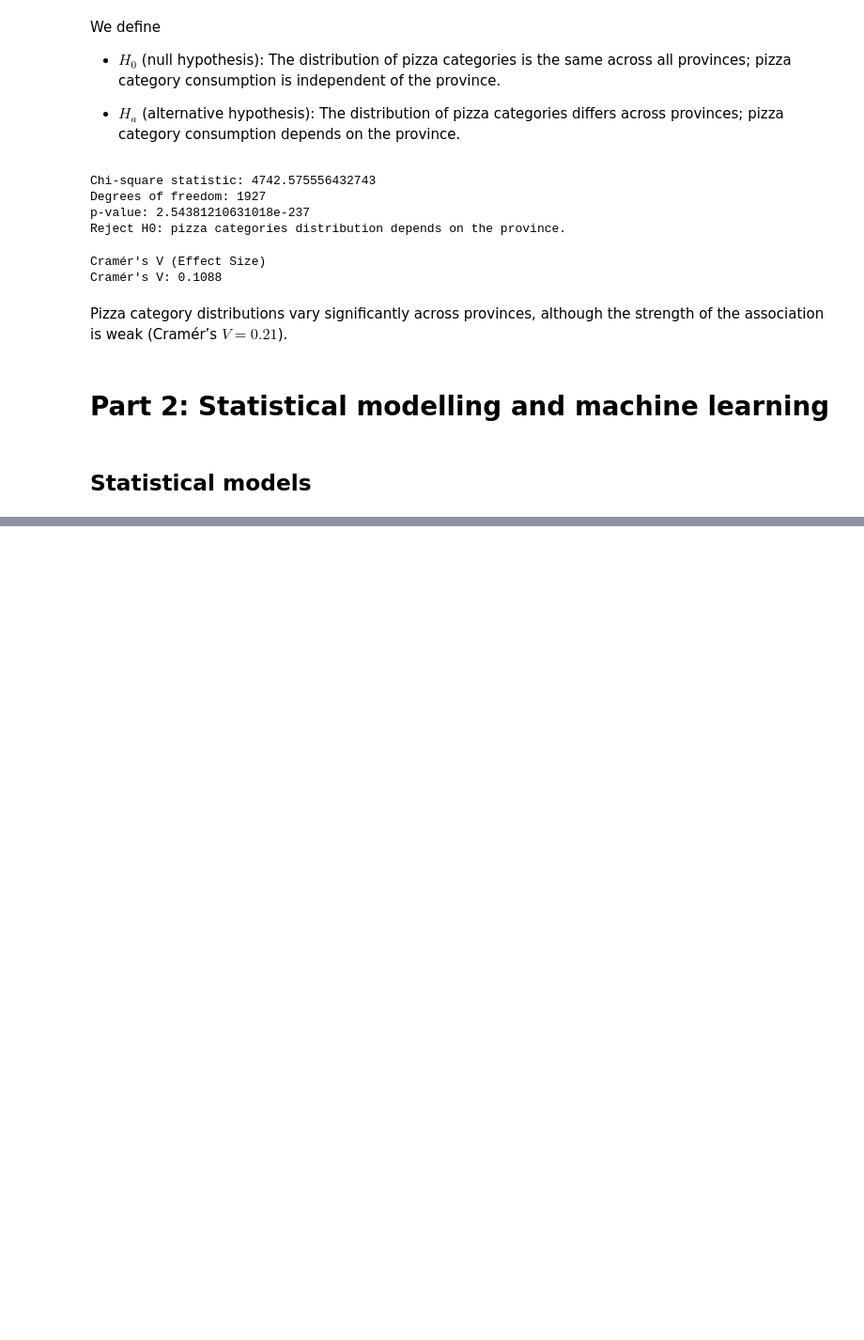
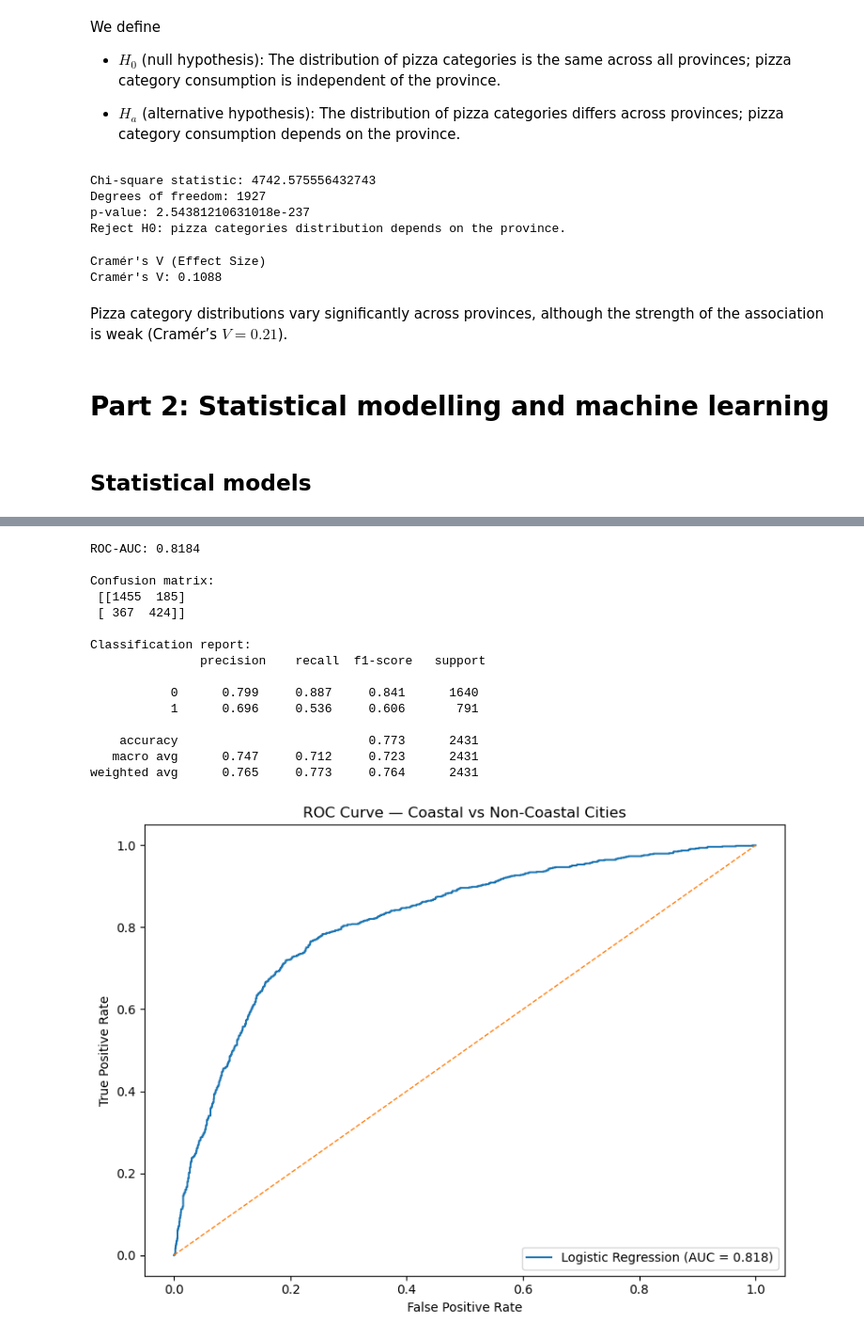
Before and after one commit to emanuelegaliano/Fundamentals-of-Data-Analysis, a Jupyter notebook: progetto.ipynb, the cells around one changed output, grey strips where cells are left out. Shown at 94% size. Drawn from its saved outputs; the diff is of its cells as text; code cells hidden in the pictures; blank space fills up the shorter version.

```diff
--- a/progetto.ipynb
+++ b/progetto.ipynb
@@ -1931,0 +1928,6 @@ strong multicollinearity or other numerical problems.
+# %%
+df_model = df_model[df_model["costal_city"].notna()].copy()
+df_model["costal_city"] = df_model["costal_city"].astype(int)
+
+print("Target distribution (costal_city):")
+print(df_model["costal_city"].value_counts(normalize=True).round(3))
@@ -1931,0 +1995,14 @@ strong multicollinearity or other numerical problems.
+# %%
+from sklearn.model_selection import train_test_split
+
+X = df_model[X_cols].copy()
+y = df_model[y_col].copy()
+
+X_train, X_test, y_train, y_test = train_test_split(
+    X, y,
+    test_size=0.25,
+    random_state=42,
+    stratify=y
+)
+
+print("Train size:", X_train.shape, " Test size:", X_test.shape)
@@ -1931,0 +2075,52 @@ strong multicollinearity or other numerical problems.
+# %%
+from sklearn.metrics import (
+    roc_auc_score,
+    classification_report,
+    confusion_matrix,
+    roc_curve
+)
+import matplotlib.pyplot as plt
+
+# Predicted probabilities and class labels
+pred_prob = clf.predict_proba(X_test)[:, 1]
+pred = (pred_prob >= 0.5).astype(int)
+
+# Scalar metrics
+roc_auc = roc_auc_score(y_test, pred_prob)
+cm = confusion_matrix(y_test, pred)
+
+print("ROC-AUC:", round(roc_auc, 4))
+print("\nConfusion matrix:\n", cm)
+print("\nClassification report:\n", classification_report(y_test, pred, digits=3))
+
+# ------------------------------------------------------------
+# ROC curve
+# ------------------------------------------------------------
+fpr, tpr, thresholds = roc_curve(y_test, pred_prob)
+
+plt.figure(figsize=(8, 6))
+plt.plot(fpr, tpr, label=f"Logistic Regression (AUC = {roc_auc:.3f})")
+plt.plot([0, 1], [0, 1], linestyle="--", linewidth=1)
+plt.xlabel("False Positive Rate")
+plt.ylabel("True Positive Rate")
+plt.title("ROC Curve — Coastal vs Non-Coastal Cities")
+plt.legend(loc="lower right")
+plt.tight_layout()
+plt.show()
+# %% [output]
+ROC-AUC: 0.8184
+
+Confusion matrix:
+ [[1455  185]
+ [ 367  424]]
+
+Classification report:
+               precision    recall  f1-score   support
+
+           0      0.799     0.887     0.841      1640
+           1      0.696     0.536     0.606       791
+
+    accuracy                          0.773      2431
+   macro avg      0.747     0.712     0.723      2431
+weighted avg      0.765     0.773     0.764      2431
+[figure, added]
```
Also changed, not shown: parts of 37 cells of this notebook.
